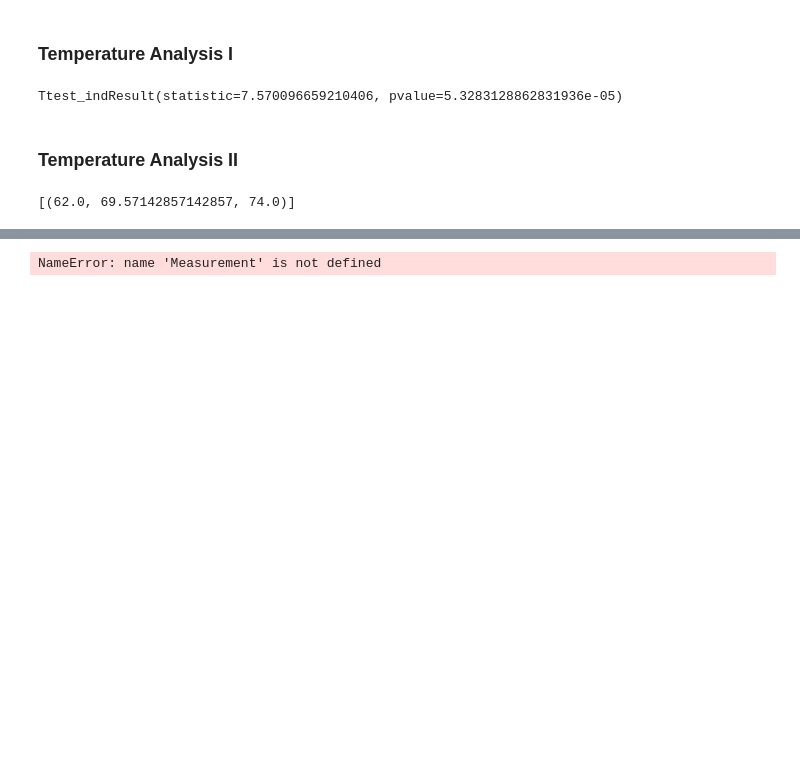
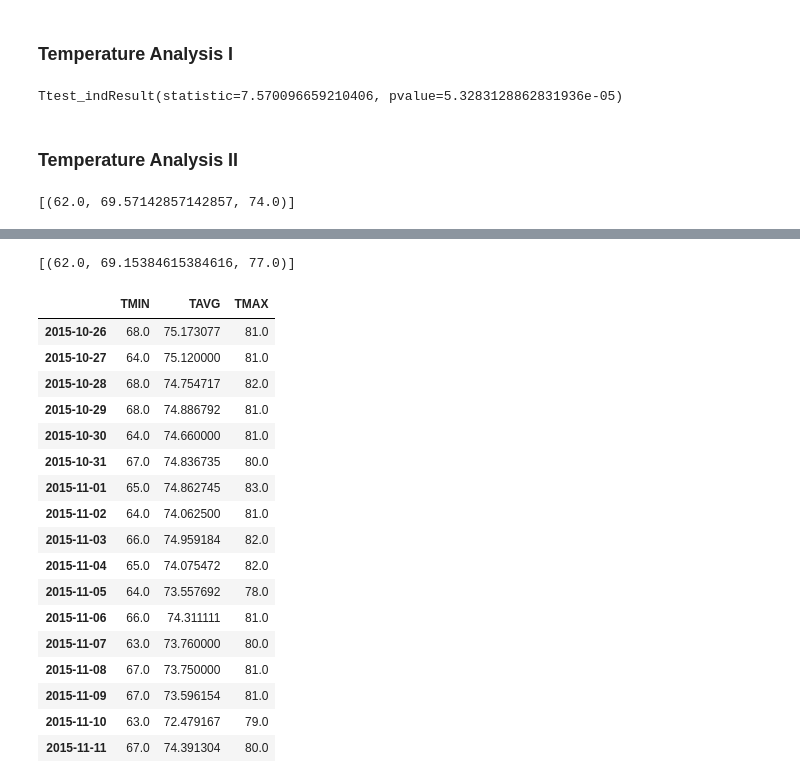
Before and after one commit to abordetskiy/Hawaii-Climate-Data-SQL-Integration, a Jupyter notebook: sqlalchemy-challenge.ipynb, the cells around one changed output, grey strips where cells are left out. Drawn from its saved outputs; the diff is of its cells as text; code cells hidden in the pictures; blank space fills up the shorter version.

```diff
--- a/sqlalchemy-challenge.ipynb
+++ b/sqlalchemy-challenge.ipynb
@@ -269,12 +292,12 @@ def daily_normals(date):
 
     """
 
-    sel = [func.min(Measurement_Table.tobs), func.avg(Measurement_Table.tobs), func.max(Measurement.tobs)]
-    return session.query(*sel).filter(func.strftime("%m-%d", Measurement_Table.date) == date).all()
+    sel = [func.min(Measurement_Table.tobs), func.avg(Measurement_Table.tobs), func.max(Measurement_Table.tobs)]
+    return mySession.query(*sel).filter(func.strftime("%m-%d", Measurement_Table.date) == date).all()
 
 daily_normals("01-01")
 # %% [output]
-NameError: name 'Measurement' is not defined
+[(62.0, 69.15384615384616, 77.0)]
 # %%
 # calculate the daily normals for your trip
 # push each tuple of calculations into a list called `normals`
@@ -289,4 +325,25 @@ NameError: name 'Measurement' is not defined
 # %%
 # Load the previous query results into a Pandas DataFrame and add the `trip_dates` range as the `date` index
+TripNormals_df = pd.DataFrame(TripNormals, index=TripDates, columns= ["TMIN","TAVG","TMAX"])
+TripNormals_df
+# %% [output]
+|  | TMIN | TAVG | TMAX |
+| 2015-10-26 | 68.0 | 75.173077 | 81.0 |
+| 2015-10-27 | 64.0 | 75.120000 | 81.0 |
+| 2015-10-28 | 68.0 | 74.754717 | 82.0 |
+| 2015-10-29 | 68.0 | 74.886792 | 81.0 |
+| 2015-10-30 | 64.0 | 74.660000 | 81.0 |
+| 2015-10-31 | 67.0 | 74.836735 | 80.0 |
+| 2015-11-01 | 65.0 | 74.862745 | 83.0 |
+| 2015-11-02 | 64.0 | 74.062500 | 81.0 |
+| 2015-11-03 | 66.0 | 74.959184 | 82.0 |
+| 2015-11-04 | 65.0 | 74.075472 | 82.0 |
+| 2015-11-05 | 64.0 | 73.557692 | 78.0 |
+| 2015-11-06 | 66.0 | 74.311111 | 81.0 |
+| 2015-11-07 | 63.0 | 73.760000 | 80.0 |
+| 2015-11-08 | 67.0 | 73.750000 | 81.0 |
+| 2015-11-09 | 67.0 | 73.596154 | 81.0 |
+| 2015-11-10 | 63.0 | 72.479167 | 79.0 |
+| 2015-11-11 | 67.0 | 74.391304 | 80.0 |
 # %%
 # Plot the daily normals as an area plot with `stacked=False`
```
Also changed, not shown: parts of 6 cells of this notebook, 1 other file.
